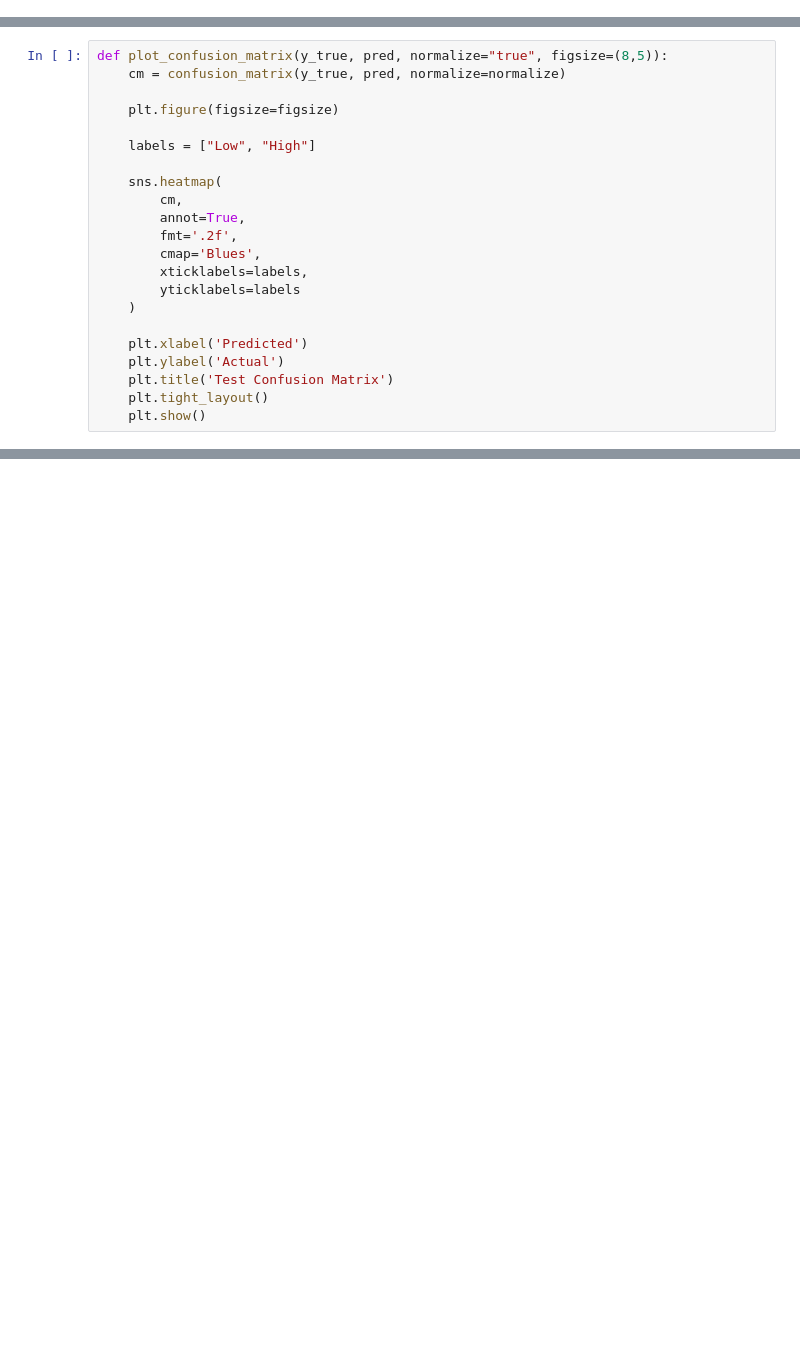
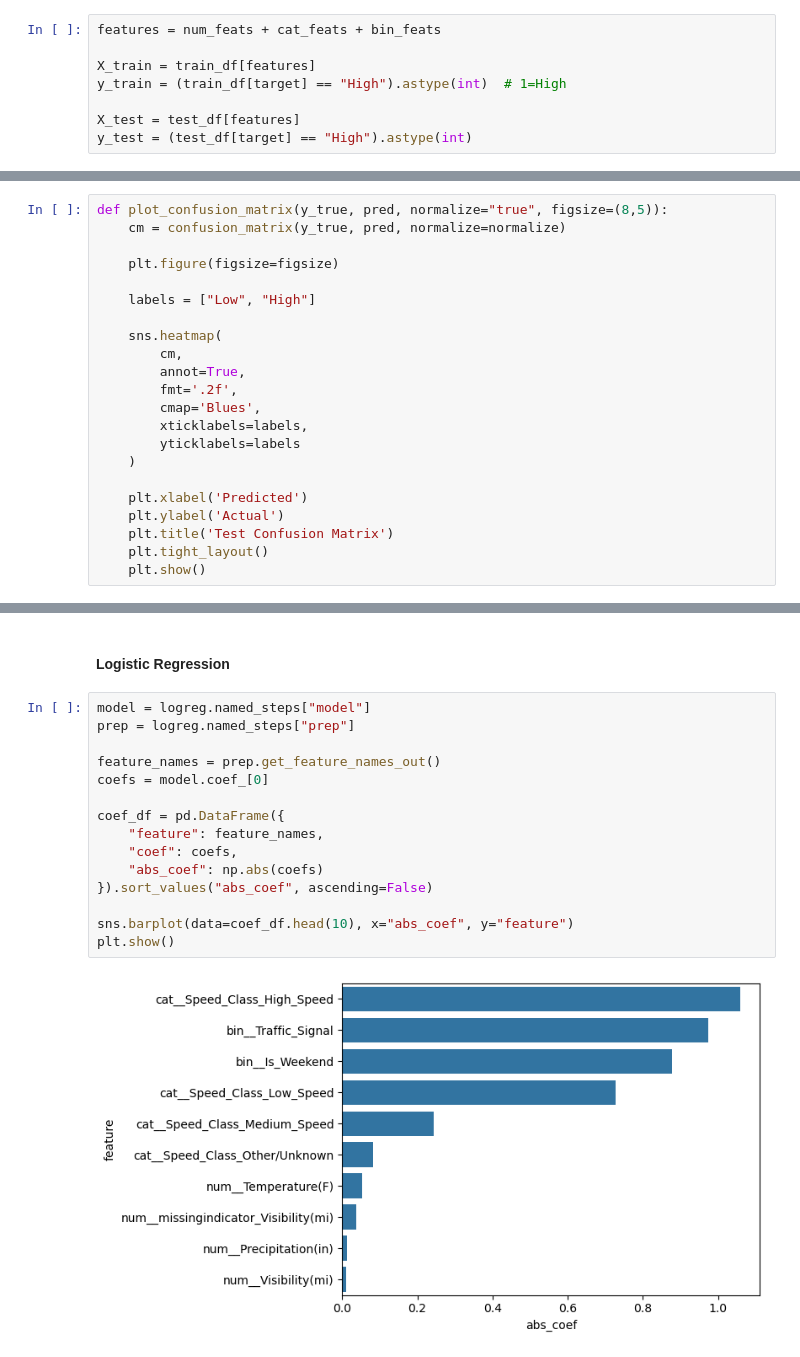
Before and after one commit to cdngouma/traffic-severity-generalization, a Jupyter notebook: notebooks/02_modeling.ipynb, the cells around one changed output, grey strips where cells are left out. Saved outputs shown, nothing was run; the diff lists cells and outputs as text; blank space fills up the shorter version.

```diff
--- a/notebooks/02_modeling.ipynb
+++ b/notebooks/02_modeling.ipynb
@@ -102,0 +103,8 @@ y_test = (test_df[target] == "High").astype(int)
+# %%
+features = num_feats + cat_feats + bin_feats
+
+X_train = train_df[features]
+y_train = (train_df[target] == "High").astype(int)  # 1=High
+
+X_test = test_df[features]
+y_test = (test_df[target] == "High").astype(int)
@@ -224,0 +367,19 @@ plot_confusion_matrix(y_test, pred, normalize="true", figsize=(3.5,3))
+# %% [markdown]
+#### Logistic Regression
+# %%
+model = logreg.named_steps["model"]
+prep = logreg.named_steps["prep"]
+
+feature_names = prep.get_feature_names_out()
+coefs = model.coef_[0]
+
+coef_df = pd.DataFrame({
+    "feature": feature_names,
+    "coef": coefs,
+    "abs_coef": np.abs(coefs)
+}).sort_values("abs_coef", ascending=False)
+
+sns.barplot(data=coef_df.head(10), x="abs_coef", y="feature")
+plt.show()
+# %% [output]
+[figure, added]
```
Also changed, not shown: parts of 62 cells of this notebook, 1 other file.
